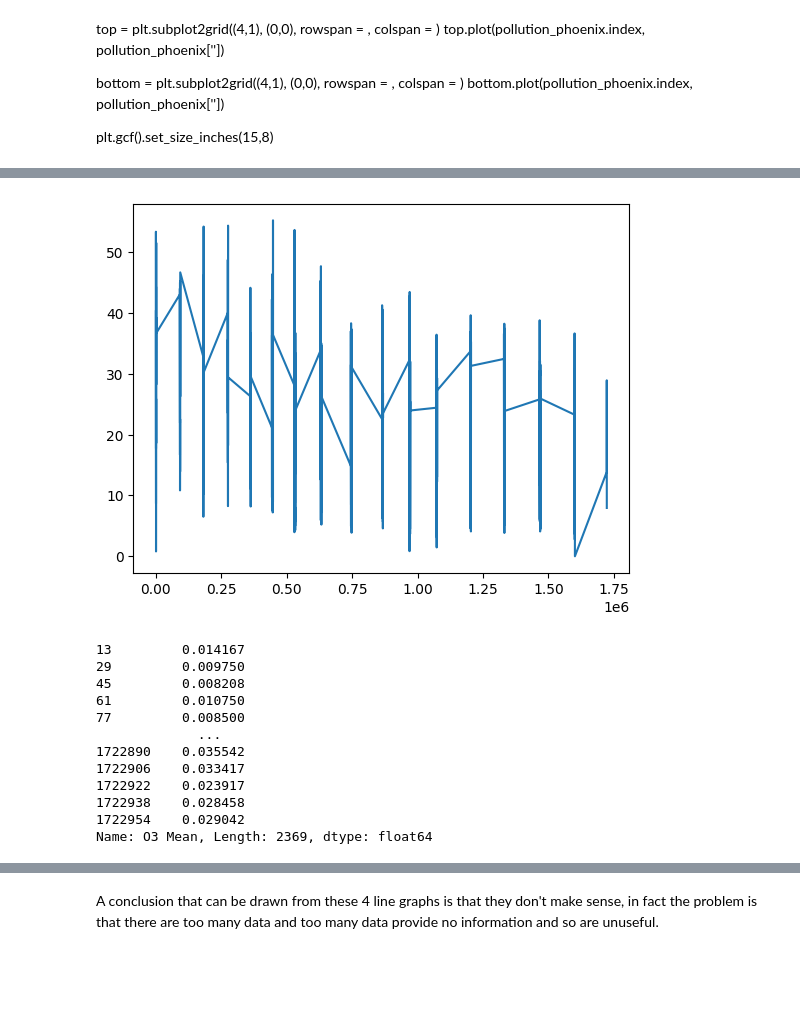
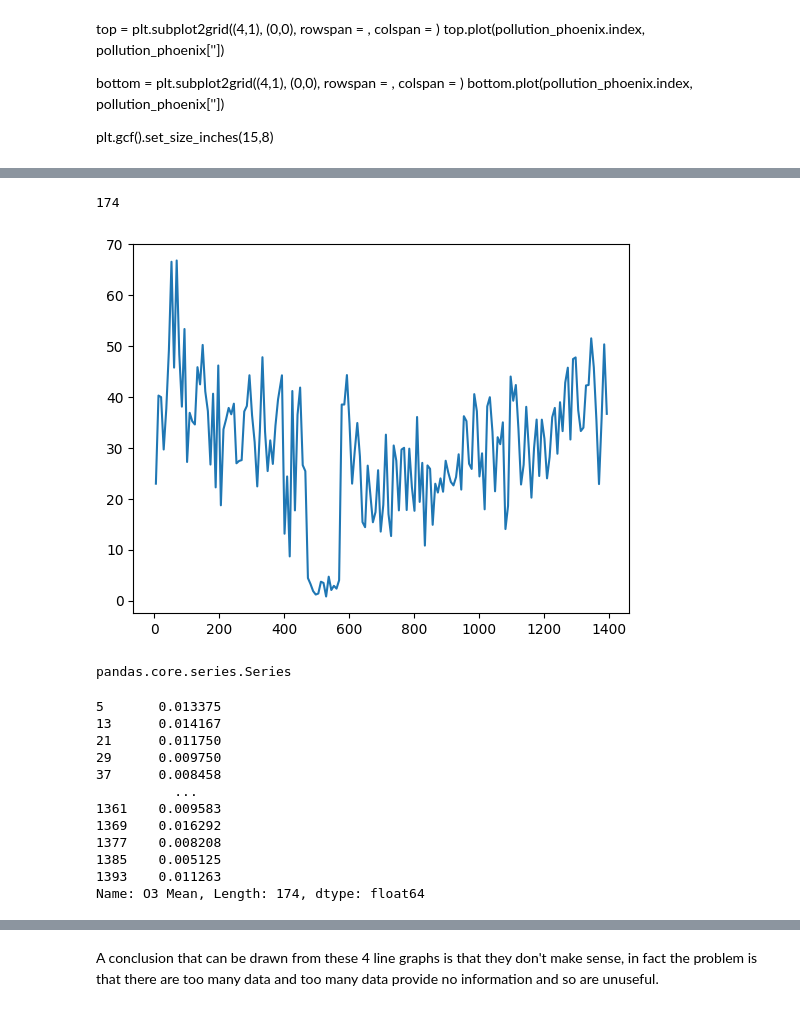
Before and after one commit to letizialanza01/Project_US_Pollution, a Jupyter notebook: Project_US_Pollution.ipynb, the cells around one changed output, grey strips where cells are left out. Drawn from its saved outputs; the diff is of its cells as text; code cells hidden in the pictures; blank space fills up the shorter version.

Commit message:
plot fixing

```diff
--- a/Project_US_Pollution.ipynb
+++ b/Project_US_Pollution.ipynb
@@ -413,24 +413,29 @@ Name: NO2 Mean, Length: 2369, dtype: float64
 # %%
+pollution_phoenix = pollution_phoenix.loc[pollution_phoenix['Date Local'] <= '2001-01-01']
+print(len(pollution_phoenix))
 plt.figure
 plt.plot(pollution_phoenix['NO2 Mean'], label = '')
 plt.show()
+type(pollution_phoenix['Date Local'])
 # %% [output]
+174
-[figure, old version]
+[figure, new version]
+pandas.core.series.Series
 # %%
 pollution_phoenix['O3 Mean']
 # %% [output]
-13         0.014167
-29         0.009750
-45         0.008208
-61         0.010750
-77         0.008500
-             ...
-1722890    0.035542
-1722906    0.033417
-1722922    0.023917
-1722938    0.028458
-1722954    0.029042
-Name: O3 Mean, Length: 2369, dtype: float64
+5       0.013375
+13      0.014167
+21      0.011750
+29      0.009750
+37      0.008458
+          ...
+1361    0.009583
+1369    0.016292
+1377    0.008208
+1385    0.005125
+1393    0.011263
+Name: O3 Mean, Length: 174, dtype: float64
 # %%
 plt.figure
 plt.plot(pollution_phoenix['O3 Mean'], label = '')
```
Also changed, not shown: parts of 18 cells of this notebook.
